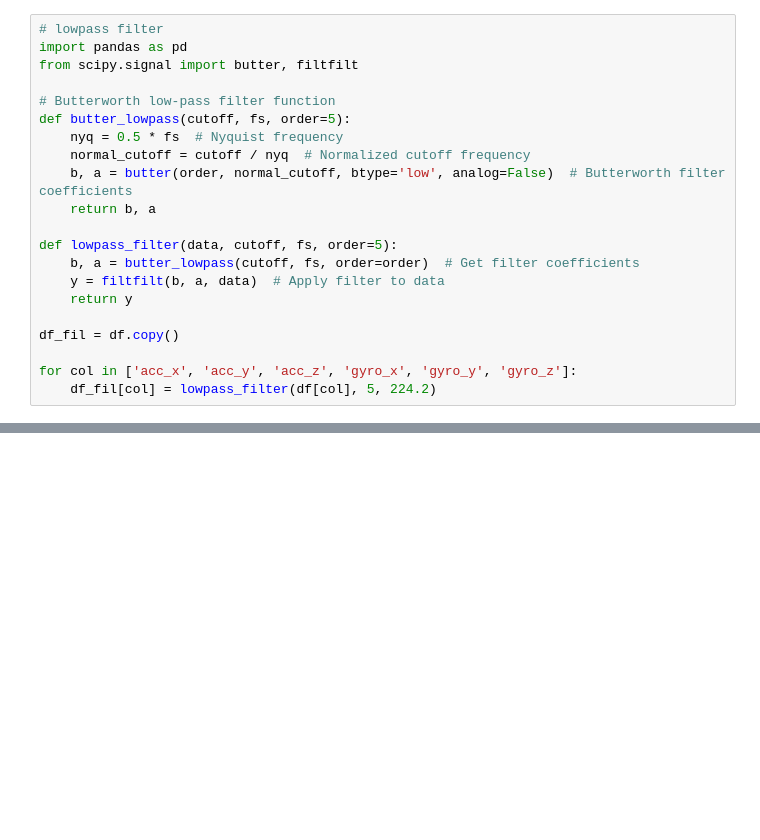
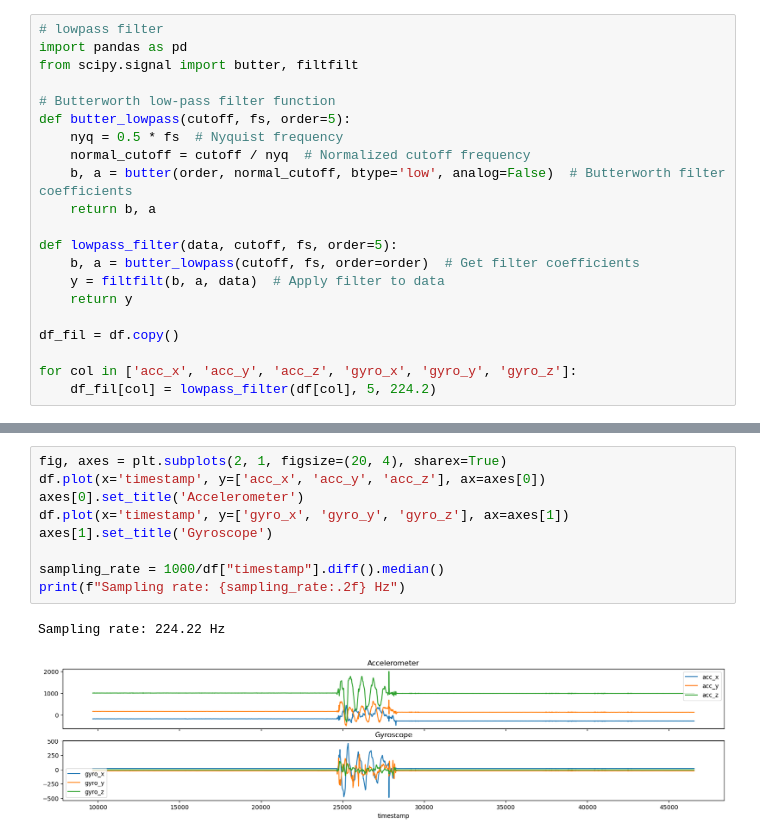
Before and after one commit to larshaupt/WristPPG, a Jupyter notebook: scripts/explore_data.ipynb, the cells around one changed output, grey strips where cells are left out. Cells and saved outputs as stored; diff of their text form; blank space fills up the shorter version.

```diff
--- a/scripts/explore_data.ipynb
+++ b/scripts/explore_data.ipynb
@@ -45,0 +64,12 @@ df_ppg = pd.read_csv(ppg_path, skiprows=32, skipfooter=5)
+# %%
+fig, axes = plt.subplots(2, 1, figsize=(20, 4), sharex=True)
+df.plot(x='timestamp', y=['acc_x', 'acc_y', 'acc_z'], ax=axes[0])
+axes[0].set_title('Accelerometer')
+df.plot(x='timestamp', y=['gyro_x', 'gyro_y', 'gyro_z'], ax=axes[1])
+axes[1].set_title('Gyroscope')
+
+sampling_rate = 1000/df["timestamp"].diff().median()
+print(f"Sampling rate: {sampling_rate:.2f} Hz")
+# %% [output]
+Sampling rate: 224.22 Hz
+[figure, added]
```
Also changed, not shown: parts of 16 cells of this notebook, 13 other files.
